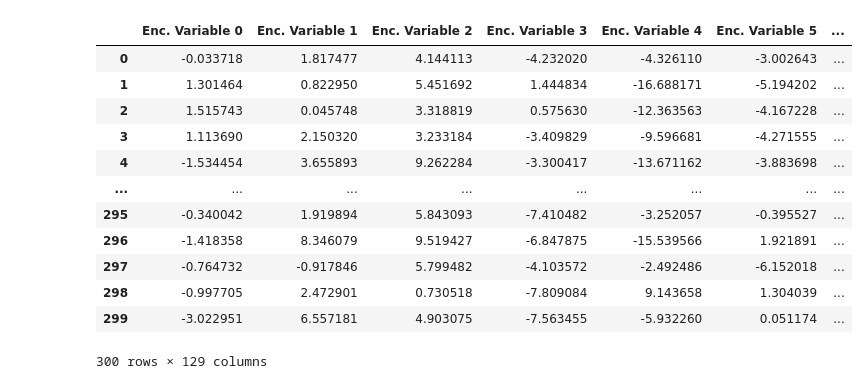
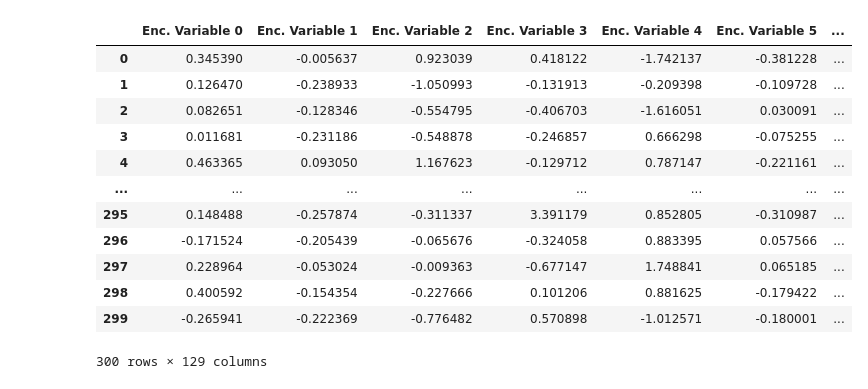
Before and after one commit to Audiofool934/Data-Side-of-the-Moon, a Jupyter notebook: code/model.ipynb, the cells around one changed output. Drawn from its saved outputs; the diff is of its cells as text; code cells hidden in the pictures.

```diff
--- a/code/model.ipynb
+++ b/code/model.ipynb
@@ -54,7 +54,7 @@ test_file_paths = []
 
 for genre, paths in genre_file_paths.items():
     m = len(paths)
-    test_size = int(m * 0.3)
+    test_size = int(m * 0.2)
     valid_size = int((m - test_size) * 0.1)
     train_size = m - test_size - valid_size
 
@@ -73,7 +73,7 @@ train_dataset = AudioDataset(train_file_paths)
 valid_dataset = AudioDataset(valid_file_paths)
 test_dataset = AudioDataset(test_file_paths)
 
-batch_size = 32
+batch_size = 4
 
 train_loader = DataLoader(train_dataset, batch_size=batch_size, shuffle=True)
 valid_loader = DataLoader(valid_dataset, batch_size=batch_size, shuffle=False)
@@ -182,9 +188,9 @@ plt.show()
 # %%
-encoder_path=f"{model_save_path}/encoder.pth"
-decoder_path=f"{model_save_path}/decoder.pth"
+encoder_path=f"{model_save_path}/encoder_30.pth"
+decoder_path=f"{model_save_path}/decoder_30.pth"
 torch.save(encoder.state_dict(), encoder_path)
 torch.save(decoder.state_dict(), decoder_path)
 
 encoder=load_encoder(encoder_path, encoded_space_dim)
 # decoder=load_decoder(decoder_path, 64)
-encoder.to(device)
+# encoder.to(device)
@@ -209,32 +197,40 @@ Encoder(
 # %%
 from tqdm import tqdm
+from encoder import encode_data
+
 encoded_samples = []
 for sample in tqdm(test_dataset):
-    img = sample[0].unsqueeze(0).to(device)
+    img = sample[0].to(device)
     label = sample[1]
+
     # Encode image
-    encoder.eval()
-    with torch.no_grad():
-        encoded_img  = encoder(img)
+    # encoder.eval()
+    # with torch.no_grad():
+    #     encoded_img  = encoder(img)
     # Append to list
-    encoded_img = encoded_img.flatten().cpu().numpy()
+    # encoded_img = encoded_img.flatten().cpu().numpy()
+
+    # print(img.shape)
+
+    encoded_img = encode_data(encoder, img)
+
     encoded_sample = {f"Enc. Variable {i}": enc for i, enc in enumerate(encoded_img)}
     encoded_sample['label'] = label
     encoded_samples.append(encoded_sample)
 encoded_samples = pd.DataFrame(encoded_samples)
 encoded_samples.to_csv(f"{csv_save_path}/gtzan_encoded.csv", index=False)
 encoded_samples
 # %% [output]
 |  | Enc. Variable 0 | Enc. Variable 1 | Enc. Variable 2 | Enc. Variable 3 | Enc. Variable 4 | Enc. Variable 5 | ... |
-| 0 | -0.033718 | 1.817477 | 4.144113 | -4.232020 | -4.326110 | -3.002643 | ... |
-| 1 | 1.301464 | 0.822950 | 5.451692 | 1.444834 | -16.688171 | -5.194202 | ... |
-| 2 | 1.515743 | 0.045748 | 3.318819 | 0.575630 | -12.363563 | -4.167228 | ... |
-| 3 | 1.113690 | 2.150320 | 3.233184 | -3.409829 | -9.596681 | -4.271555 | ... |
-| 4 | -1.534454 | 3.655893 | 9.262284 | -3.300417 | -13.671162 | -3.883698 | ... |
+| 0 | 0.345390 | -0.005637 | 0.923039 | 0.418122 | -1.742137 | -0.381228 | ... |
+| 1 | 0.126470 | -0.238933 | -1.050993 | -0.131913 | -0.209398 | -0.109728 | ... |
+| 2 | 0.082651 | -0.128346 | -0.554795 | -0.406703 | -1.616051 | 0.030091 | ... |
+| 3 | 0.011681 | -0.231186 | -0.548878 | -0.246857 | 0.666298 | -0.075255 | ... |
+| 4 | 0.463365 | 0.093050 | 1.167623 | -0.129712 | 0.787147 | -0.221161 | ... |
 | ... | ... | ... | ... | ... | ... | ... | ... |
-| 295 | -0.340042 | 1.919894 | 5.843093 | -7.410482 | -3.252057 | -0.395527 | ... |
-| 296 | -1.418358 | 8.346079 | 9.519427 | -6.847875 | -15.539566 | 1.921891 | ... |
-| 297 | -0.764732 | -0.917846 | 5.799482 | -4.103572 | -2.492486 | -6.152018 | ... |
-| 298 | -0.997705 | 2.472901 | 0.730518 | -7.809084 | 9.143658 | 1.304039 | ... |
-| 299 | -3.022951 | 6.557181 | 4.903075 | -7.563455 | -5.932260 | 0.051174 | ... |
+| 295 | 0.148488 | -0.257874 | -0.311337 | 3.391179 | 0.852805 | -0.310987 | ... |
+| 296 | -0.171524 | -0.205439 | -0.065676 | -0.324058 | 0.883395 | 0.057566 | ... |
+| 297 | 0.228964 | -0.053024 | -0.009363 | -0.677147 | 1.748841 | 0.065185 | ... |
+| 298 | 0.400592 | -0.154354 | -0.227666 | 0.101206 | 0.881625 | -0.179422 | ... |
+| 299 | -0.265941 | -0.222369 | -0.776482 | 0.570898 | -1.012571 | -0.180001 | ... |
 300 rows × 129 columns
```
Also changed, not shown: parts of 6 cells of this notebook, 5 other files.
